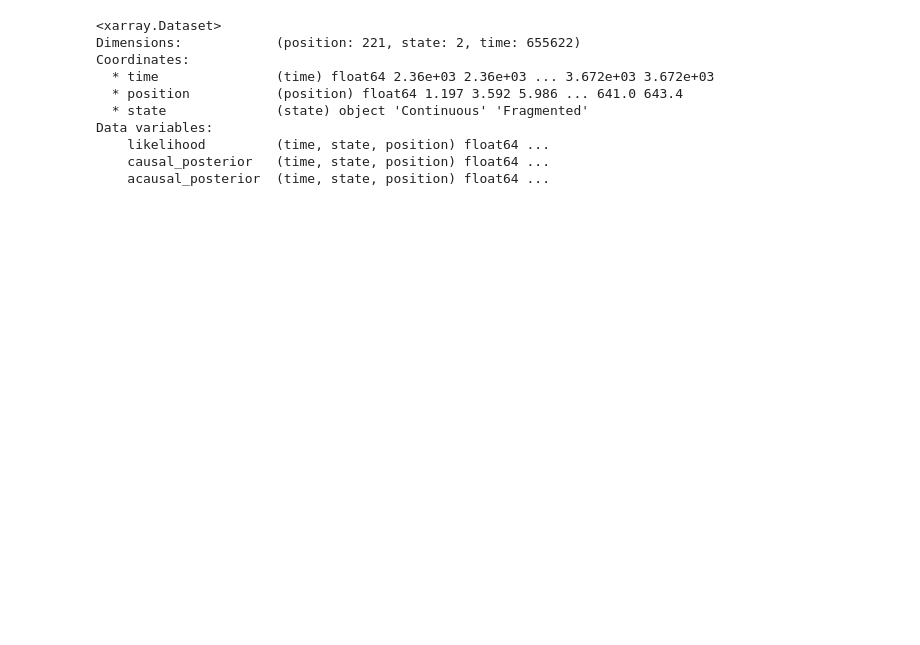
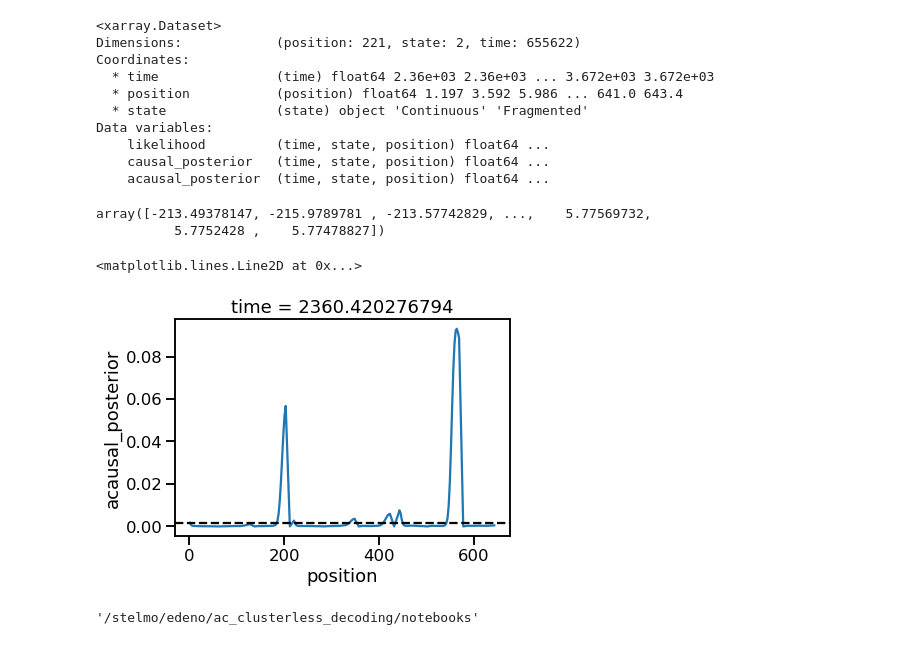
Before and after one commit to edeno/ac_clusterless_decoding, a Jupyter notebook: notebooks/2021_01_17_Analysis.ipynb, the cells around one changed output. Cells and saved outputs as stored; diff of their text form; code cells hidden in the pictures; blank space fills up the shorter version.

```diff
--- a/notebooks/2021_01_17_Analysis.ipynb
+++ b/notebooks/2021_01_17_Analysis.ipynb
@@ -111,8 +74,23 @@ trajectory_data = get_trajectory_data(
 
 ahead_behind_distance = get_ahead_behind_distance(
     data['track_graph'], *trajectory_data)
+# %%
+ahead_behind_distance
+# %% [output]
+array([-213.49378147, -215.9789781 , -213.57742829, ...,    5.77569732,
+          5.7752428 ,    5.77478827])
 # %%
 from trajectory_analysis_tools import get_highest_posterior_threshold, get_HPD_spatial_coverage
 
 hpd_threshold = get_highest_posterior_threshold(posterior, coverage=0.95)
 spatial_coverage = get_HPD_spatial_coverage(posterior, hpd_threshold)
+# %%
+posterior.isel(time=0).plot(x='position')
+plt.axhline(hpd_threshold[0], color='black', linestyle='--')
+# %% [output]
+<matplotlib.lines.Line2D at 0x...>
+[figure, added]
+# %%
+pwd
+# %% [output]
+'/stelmo/edeno/ac_clusterless_decoding/notebooks'
```
Also changed, not shown: parts of 2 cells of this notebook.
